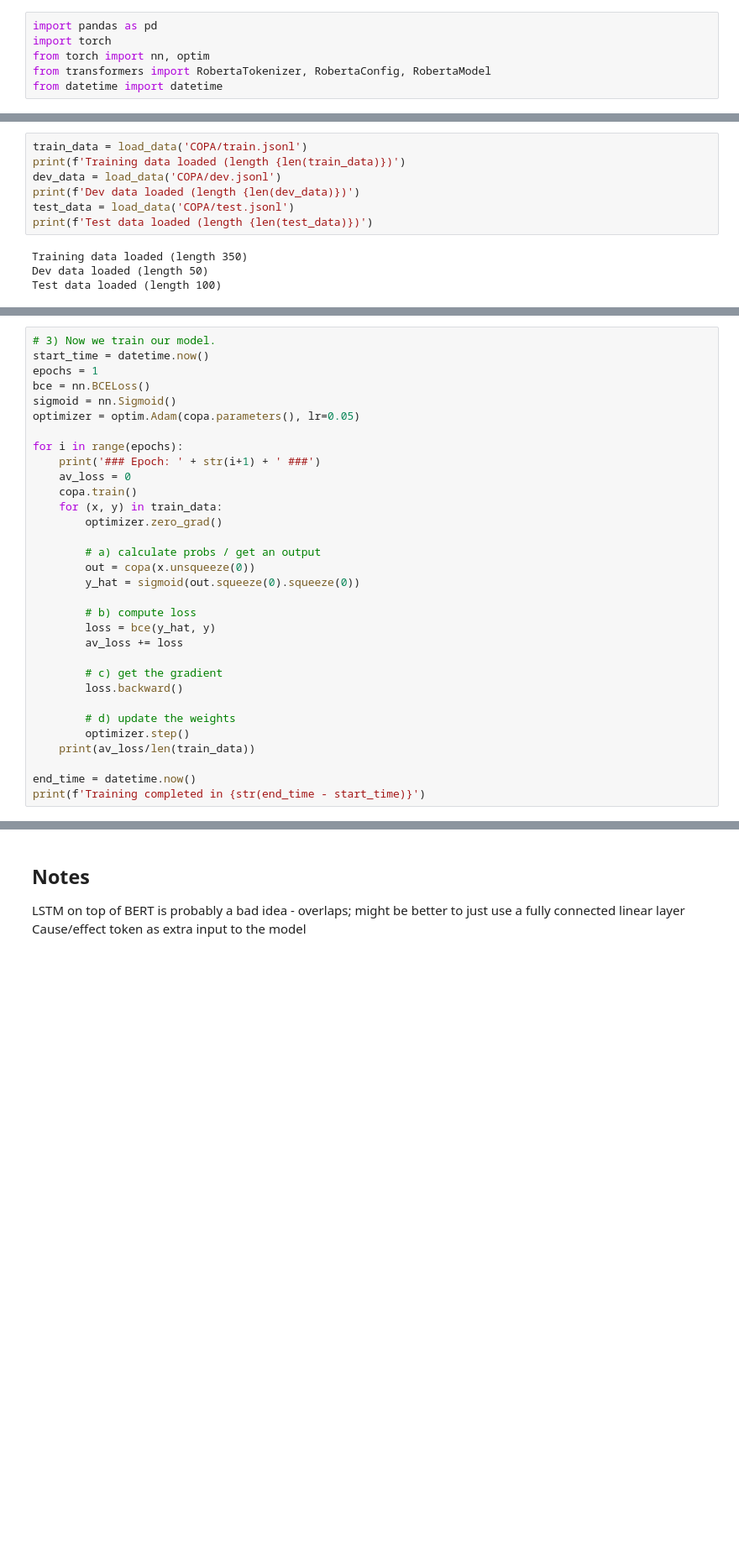
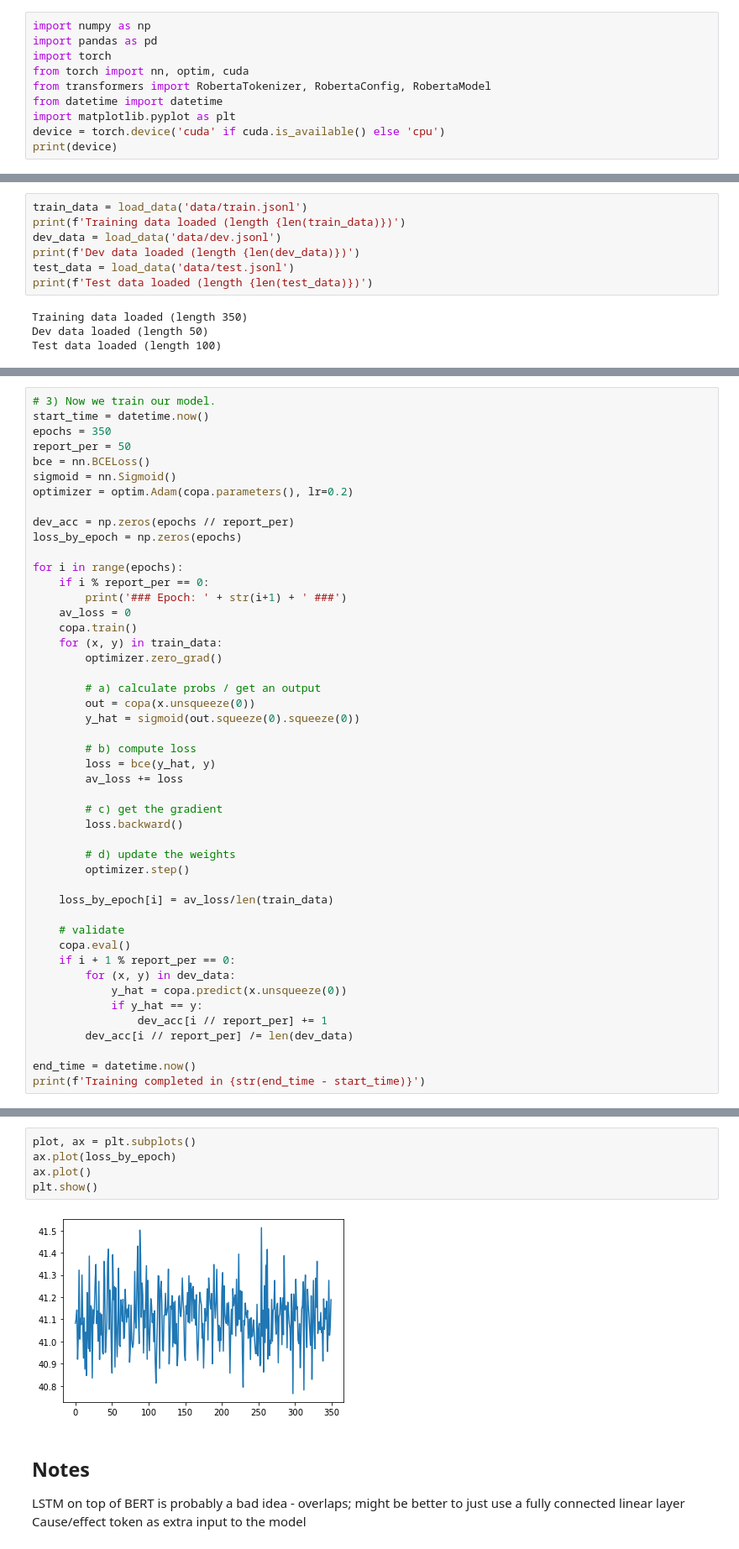
Before and after one commit to LiGhtime/NLPProject, a Jupyter notebook: RoBERTa.ipynb, the cells around one changed output, grey strips where cells are left out. Shown at 84% size. Drawn from its saved outputs; the diff is of its cells as text; blank space fills up the shorter version.

Commit message:
Fix training for RoBERTa

```diff
--- a/RoBERTa.ipynb
+++ b/RoBERTa.ipynb
@@ -1,8 +1,12 @@
 # %% [markdown]
 # NLP Final COPA Project: RoBERTa
 # %%
+import numpy as np
 import pandas as pd
 import torch
-from torch import nn, optim
+from torch import nn, optim, cuda
 from transformers import RobertaTokenizer, RobertaConfig, RobertaModel
 from datetime import datetime
+import matplotlib.pyplot as plt
+device = torch.device('cuda' if cuda.is_available() else 'cpu')
+print(device)
@@ -30,10 +36,10 @@ def load_data(filename):
     return dataset
 # %%
-train_data = load_data('COPA/train.jsonl')
+train_data = load_data('data/train.jsonl')
 print(f'Training data loaded (length {len(train_data)})')
-dev_data = load_data('COPA/dev.jsonl')
+dev_data = load_data('data/dev.jsonl')
 print(f'Dev data loaded (length {len(dev_data)})')
-test_data = load_data('COPA/test.jsonl')
+test_data = load_data('data/test.jsonl')
 print(f'Test data loaded (length {len(test_data)})')
 # %% [output]
 Training data loaded (length 350)
@@ -71,13 +88,18 @@ Some weights of the model checkpoint at roberta-base were not used when initiali
 # %%
 # 3) Now we train our model.
 start_time = datetime.now()
-epochs = 1
+epochs = 350
+report_per = 50
 bce = nn.BCELoss()
 sigmoid = nn.Sigmoid()
-optimizer = optim.Adam(copa.parameters(), lr=0.05)
+optimizer = optim.Adam(copa.parameters(), lr=0.2)
+
+dev_acc = np.zeros(epochs // report_per)
+loss_by_epoch = np.zeros(epochs)
 
 for i in range(epochs):
-    print('### Epoch: ' + str(i+1) + ' ###')
+    if i % report_per == 0:
+        print('### Epoch: ' + str(i+1) + ' ###')
     av_loss = 0
     copa.train()
     for (x, y) in train_data:
@@ -96,7 +118,17 @@ for i in range(epochs):
 
         # d) update the weights
         optimizer.step()
-    print(av_loss/len(train_data))
+
+    loss_by_epoch[i] = av_loss/len(train_data)
+
+    # validate
+    copa.eval()
+    if i + 1 % report_per == 0:
+        for (x, y) in dev_data:
+            y_hat = copa.predict(x.unsqueeze(0))
+            if y_hat == y:
+                dev_acc[i // report_per] += 1
+        dev_acc[i // report_per] /= len(dev_data)
 
 end_time = datetime.now()
 print(f'Training completed in {str(end_time - start_time)}')
@@ -118,3 +163,10 @@ print(acc)
+# %%
+plot, ax = plt.subplots()
+ax.plot(loss_by_epoch)
+ax.plot()
+plt.show()
+# %% [output]
+[figure, added]
 # %% [markdown]
 ## Notes
 LSTM on top of BERT is probably a bad idea - overlaps; might be better to just use a fully connected linear layer
```
Also changed, not shown: parts of 9 cells of this notebook, 1 other file.
